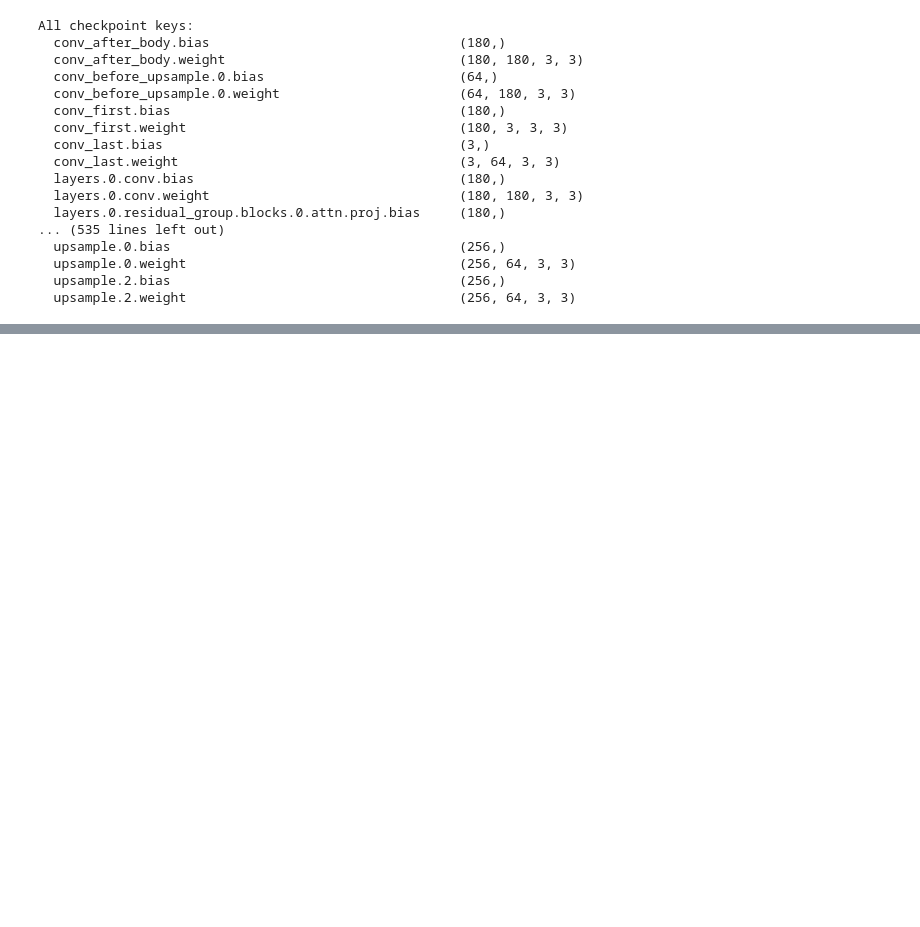
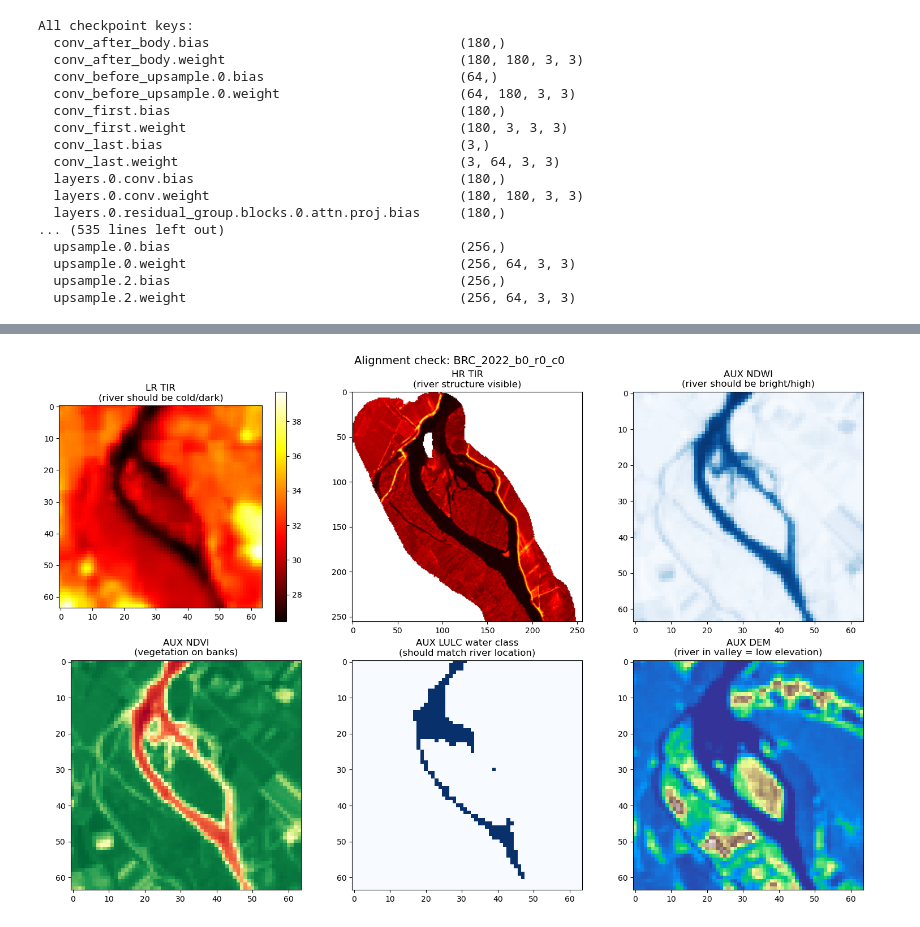
Before and after one commit to Ethel-Ogallo/Superresolution-TIR, a Jupyter notebook: notebooks/01_sanitychecks.ipynb, the cells around one changed output, grey strips where cells are left out. Saved outputs shown, nothing was run; the diff lists cells and outputs as text; code cells hidden in the pictures; blank space fills up the shorter version.

```diff
--- a/notebooks/01_sanitychecks.ipynb
+++ b/notebooks/01_sanitychecks.ipynb
@@ -796,3 +796,80 @@ All checkpoint keys:
   upsample.0.weight                                   (256, 64, 3, 3)
   upsample.2.bias                                     (256,)
   upsample.2.weight                                   (256, 64, 3, 3)
+# %%
+import numpy as np
+import rasterio
+from rasterio.windows import from_bounds
+from pyproj import Transformer
+import json
+from pathlib import Path
+import matplotlib.pyplot as plt
+
+PATCHES_DIR = Path("/share/home/e2406751/Superresolution-TIR/data/processed/patches")
+AUX_DIR     = Path("/share/home/e2406751/Superresolution-TIR/data/AUX/auxiliary")
+METADATA_PATH = PATCHES_DIR / "metadata.json"
+
+with open(METADATA_PATH) as f:
+    metadata = json.load(f)
+
+# pick one tile with water — BRC has river
+tile_name = "BRC_2022_b0_r0_c0"
+info = metadata[tile_name]
+split = info["split"]
+
+# load patches
+lr  = np.load(PATCHES_DIR / split / "LR"  / f"{tile_name}.npy")
+hr  = np.load(PATCHES_DIR / split / "HR"  / f"{tile_name}.npy")
+aux = np.load(PATCHES_DIR / split / "AUX" / f"{tile_name}.npy")
+
+print(f"LR shape:  {lr.shape}")
+print(f"HR shape:  {hr.shape}")
+print(f"AUX shape: {aux.shape}")
+
+# aux channels
+# 0-4: spectral (B,G,R,NIR,SWIR)
+# 5:   NDVI
+# 6:   NDWI   ← water index, should show river
+# 7:   NDMI
+# 8-18: LULC one-hot
+# 19:  DEM
+
+ndwi = aux[6]   # water index — river should be bright
+ndvi = aux[5]   # vegetation — banks should be bright
+lulc_water = aux[15]  # LULC class 80 = water body
+
+print(f"\nNDWI range: {ndwi.min():.3f} to {ndwi.max():.3f}")
+print(f"NDVI range: {ndvi.min():.3f} to {ndvi.max():.3f}")
+print(f"LULC water fraction: {lulc_water.mean():.3f}")
+
+# plot
+fig, axes = plt.subplots(2, 3, figsize=(15, 10))
+
+axes[0, 0].imshow(lr, cmap="hot")
+axes[0, 0].set_title("LR TIR\n(river should be cold/dark)")
+axes[0, 0].colorbar = plt.colorbar(axes[0, 0].images[0], ax=axes[0, 0])
+
+axes[0, 1].imshow(hr, cmap="hot")
+axes[0, 1].set_title("HR TIR\n(river structure visible)")
+
+axes[0, 2].imshow(ndwi, cmap="Blues")
+axes[0, 2].set_title("AUX NDWI\n(river should be bright/high)")
+
+axes[1, 0].imshow(ndvi, cmap="RdYlGn")
+axes[1, 0].set_title("AUX NDVI\n(vegetation on banks)")
+
+axes[1, 1].imshow(lulc_water, cmap="Blues")
+axes[1, 1].set_title("AUX LULC water class\n(should match river location)")
+
+axes[1, 2].imshow(aux[19], cmap="terrain")
+axes[1, 2].set_title("AUX DEM\n(river in valley = low elevation)")
+
+plt.suptitle(f"Alignment check: {tile_name}", fontsize=14)
+plt.tight_layout()
+plt.show()
+
+print("\nAlignment is CORRECT if:")
+print("  - NDWI is high where LR/HR shows cold river")
+print("  - LULC water class matches river location")
+print("  - DEM is low where river is")
+# %% [output]
@@ -798,0 +883 @@ All checkpoint keys:
+[figure, added]
```
Also changed, not shown: parts of 1 cell of this notebook, 10 other files.
